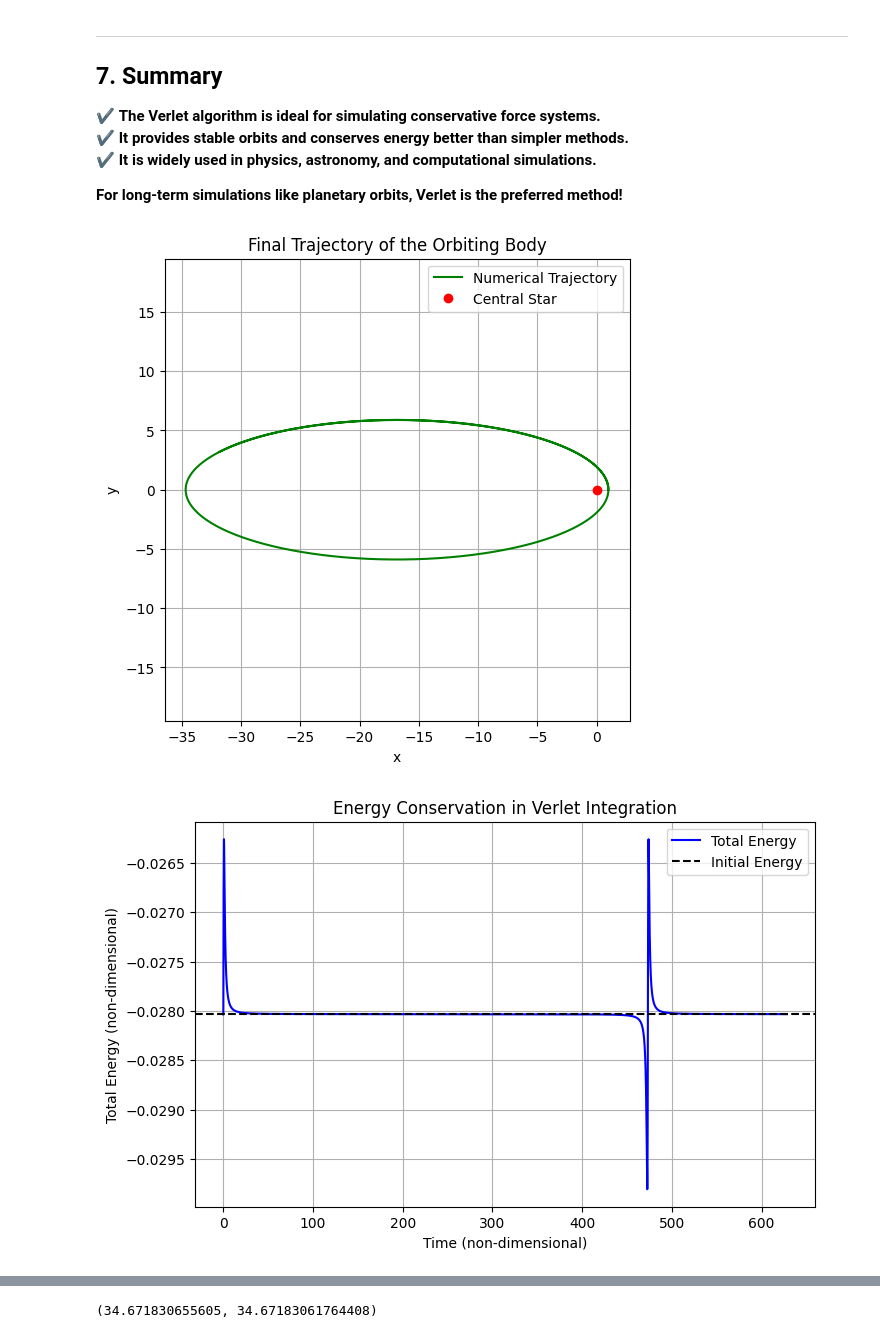
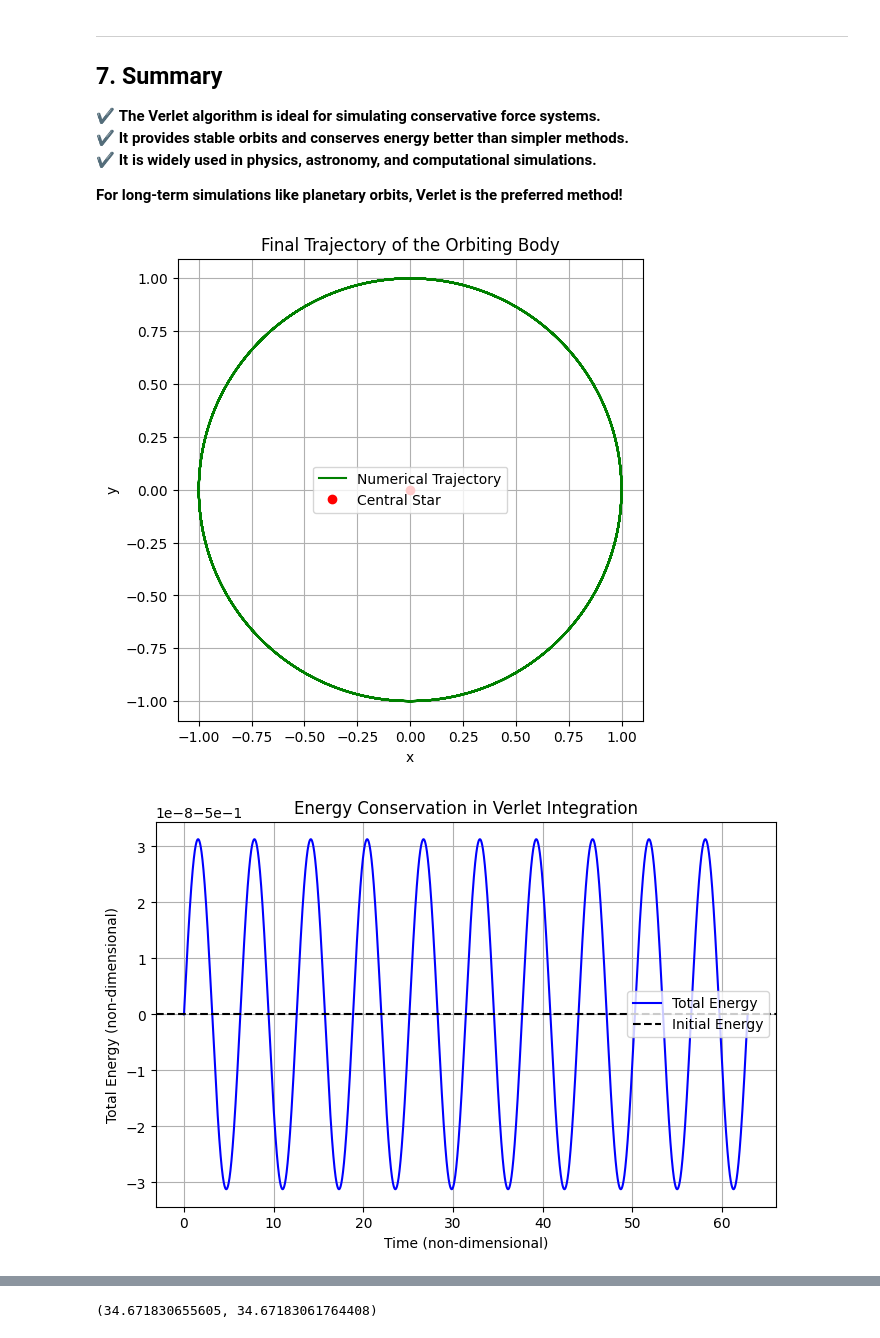
Before and after one commit to shigneedmeds/ComputationalPhysicsPython, a Jupyter notebook: Kepler_verlet.ipynb, the cells around one changed output, grey strips where cells are left out. Cells and saved outputs as stored; diff of their text form; code cells hidden in the pictures.

```diff
--- a/Kepler_verlet.ipynb
+++ b/Kepler_verlet.ipynb
@@ -90,7 +90,7 @@ tau = 0.005
 # Initial position (non-dimensional) - this should be fixed
 pos = np.array([1.0, 0.0])
 
-a = 17.834
+a = 1
 
 ecc = 1- 1/a
 vel = (ecc + 1)**0.5
@@ -99,7 +99,7 @@ vel = (ecc + 1)**0.5
 vel = np.array([0.0, vel])
 
 # Total integration time (non-dimensional)
-T = 200 * np.pi
+T = 20 * np.pi
 
 # Number of integration steps
 numSteps = int(np.ceil(T / tau))
@@ -183,32 +183,32 @@ plt.ylabel('y')
 plt.title("Final Trajectory of the Orbiting Body")
 plt.axis('equal')
 plt.legend()
 plt.grid(True)
 plt.show()
 
 # Energy vs. Time Plot
 plt.figure(figsize=(8, 5))
 plt.plot(time, energy, 'b-', label="Total Energy")
 plt.axhline(y=energy[0], color='k', linestyle='--', label="Initial Energy")
 plt.xlabel('Time (non-dimensional)')
 plt.ylabel('Total Energy (non-dimensional)')
 plt.title("Energy Conservation in Verlet Integration")
 plt.legend()
 plt.grid(True)
 plt.show()
 
 plt.figure(figsize=(8, 5))
 plt.plot(time, speeds, 'b-', label="Total Speed")
 plt.plot(time, distance, 'r-', label="Distance from Sun")
 plt.axhline(y=speeds[0], color='k', linestyle='--', label="Initial Speed")
 plt.axhline(y=distance[0], color='g', linestyle='--', label="Initial Distance")
 
 plt.xlabel('Time (non-dimensional)')
 plt.ylabel('Speed/Distance (non-dimensional)')
 plt.title("Speed and Distance in Verlet Integration")
 plt.legend()
 plt.grid(True)
 plt.show()
 # %% [output]
-[figure, old version]
+[figure, new version]
-[figure, old version]
+[figure, new version]
```
Also changed, not shown: parts of 1 cell of this notebook, 2 other files.
